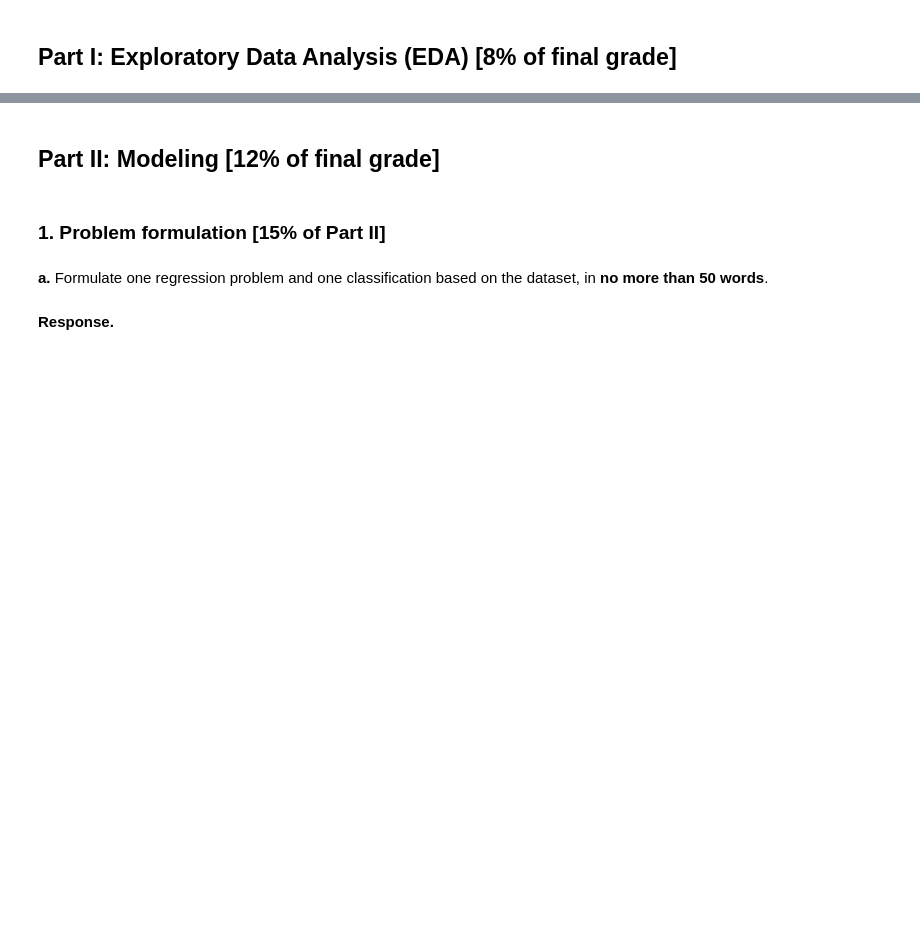
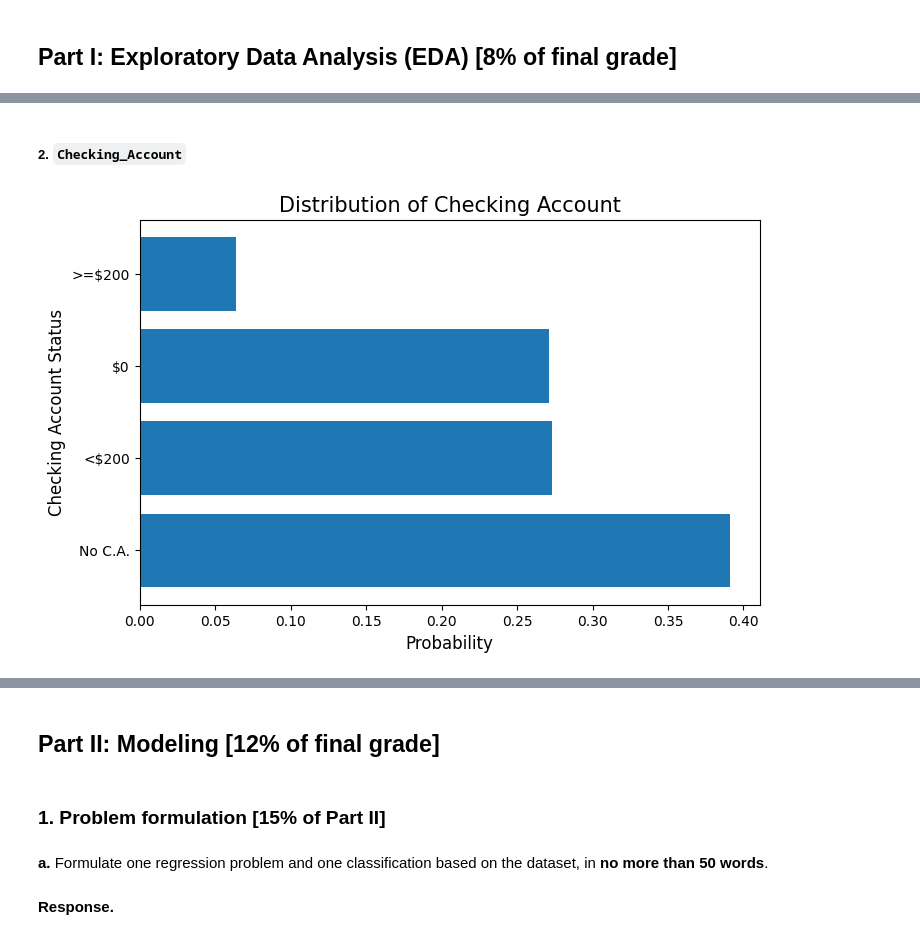
Before and after one commit to Bk49/CS105-Project, a Jupyter notebook: CS105 Project Submission (Final) 2023.ipynb, the cells around one changed output, grey strips where cells are left out. Drawn from its saved outputs; the diff is of its cells as text; code cells hidden in the pictures; blank space fills up the shorter version.

```diff
--- a/CS105 Project Submission (Final) 2023.ipynb
+++ b/CS105 Project Submission (Final) 2023.ipynb
@@ -71,0 +928,18 @@ Include both Part I and Part II to produce a self-contained notebook. You may fi
+# %% [markdown]
+##### 2. `Checking_Account`
+# %%
+checking_acc_data = df["Checking_Account"].value_counts(normalize=True)
+
+plt.figure(figsize=(8,5))
+plt.barh(checking_acc_data.index.map({
+    '1':'$0',
+    '2':'<$200',
+    '3':'>=$200',
+    '4':'No C.A.'
+}), checking_acc_data)
+plt.title("Distribution of Checking Account", fontsize=15)
+plt.xlabel("Probability", fontsize=12)
+plt.ylabel("Checking Account Status", fontsize=12)
+plt.show()
+# %% [output]
+[figure, added]
```
Also changed, not shown: parts of 194 cells of this notebook.
